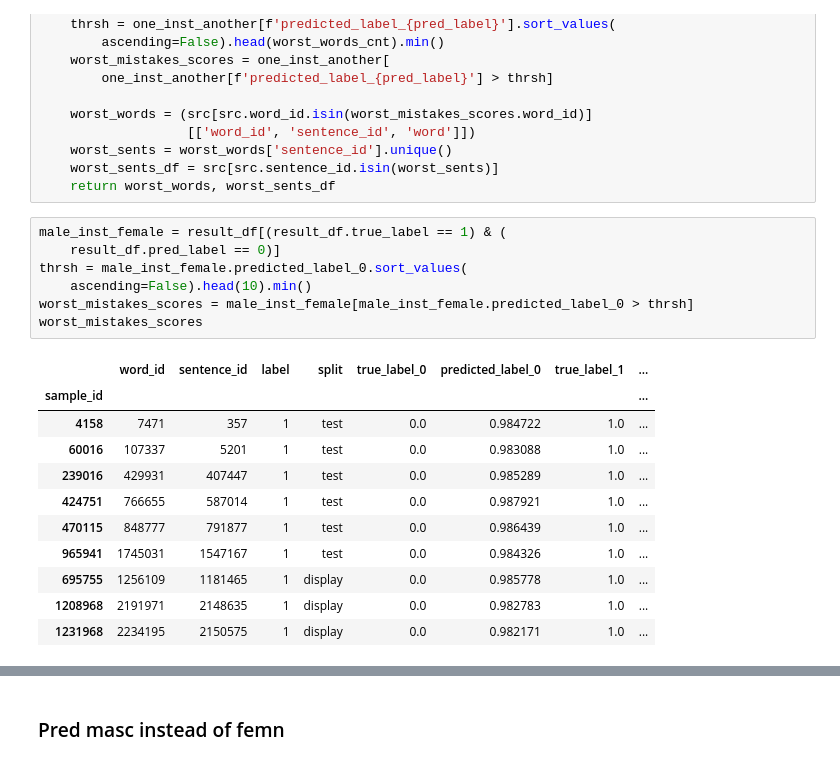
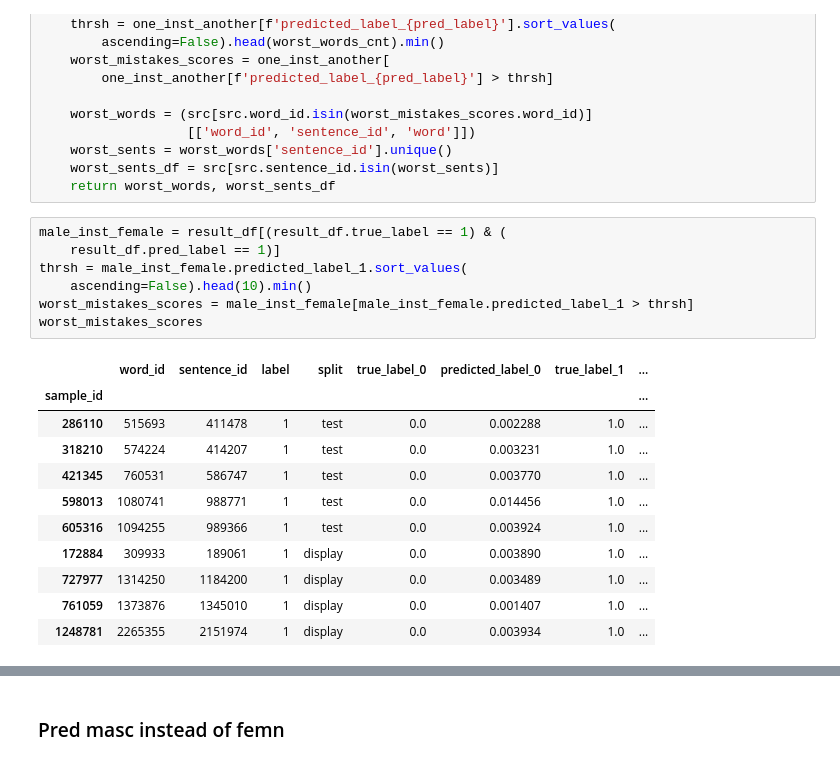
Before and after one commit to okulovsky/grammar_ru, a Jupyter notebook: research/grammatical_gender/training/gg_training.ipynb, the cells around one changed output, grey strips where cells are left out. Cells and saved outputs as stored; diff of their text form.

```diff
--- a/research/grammatical_gender/training/gg_training.ipynb
+++ b/research/grammatical_gender/training/gg_training.ipynb
@@ -709,23 +735,23 @@ def get_worst_words_sents(result_df, true_label: int, pred_label: int, worst_wor
     return worst_words, worst_sents_df
 # %%
 male_inst_female = result_df[(result_df.true_label == 1) & (
-    result_df.pred_label == 0)]
-thrsh = male_inst_female.predicted_label_0.sort_values(
+    result_df.pred_label == 1)]
+thrsh = male_inst_female.predicted_label_1.sort_values(
     ascending=False).head(10).min()
-worst_mistakes_scores = male_inst_female[male_inst_female.predicted_label_0 > thrsh]
+worst_mistakes_scores = male_inst_female[male_inst_female.predicted_label_1 > thrsh]
 worst_mistakes_scores
 # %% [output]
 |  | word_id | sentence_id | label | split | true_label_0 | predicted_label_0 | true_label_1 | ... |
 | sample_id |  |  |  |  |  |  |  | ... |
-| 4158 | 7471 | 357 | 1 | test | 0.0 | 0.984722 | 1.0 | ... |
-| 60016 | 107337 | 5201 | 1 | test | 0.0 | 0.983088 | 1.0 | ... |
-| 239016 | 429931 | 407447 | 1 | test | 0.0 | 0.985289 | 1.0 | ... |
-| 424751 | 766655 | 587014 | 1 | test | 0.0 | 0.987921 | 1.0 | ... |
-| 470115 | 848777 | 791877 | 1 | test | 0.0 | 0.986439 | 1.0 | ... |
-| 965941 | 1745031 | 1547167 | 1 | test | 0.0 | 0.984326 | 1.0 | ... |
-| 695755 | 1256109 | 1181465 | 1 | display | 0.0 | 0.985778 | 1.0 | ... |
-| 1208968 | 2191971 | 2148635 | 1 | display | 0.0 | 0.982783 | 1.0 | ... |
-| 1231968 | 2234195 | 2150575 | 1 | display | 0.0 | 0.982171 | 1.0 | ... |
+| 286110 | 515693 | 411478 | 1 | test | 0.0 | 0.002288 | 1.0 | ... |
+| 318210 | 574224 | 414207 | 1 | test | 0.0 | 0.003231 | 1.0 | ... |
+| 421345 | 760531 | 586747 | 1 | test | 0.0 | 0.003770 | 1.0 | ... |
+| 598013 | 1080741 | 988771 | 1 | test | 0.0 | 0.014456 | 1.0 | ... |
+| 605316 | 1094255 | 989366 | 1 | test | 0.0 | 0.003924 | 1.0 | ... |
+| 172884 | 309933 | 189061 | 1 | display | 0.0 | 0.003890 | 1.0 | ... |
+| 727977 | 1314250 | 1184200 | 1 | display | 0.0 | 0.003489 | 1.0 | ... |
+| 761059 | 1373876 | 1345010 | 1 | display | 0.0 | 0.001407 | 1.0 | ... |
+| 1248781 | 2265355 | 2151974 | 1 | display | 0.0 | 0.003934 | 1.0 | ... |
 # %%
 worst_words = (src[src.word_id.isin(worst_mistakes_scores.word_id)]
                [['word_id', 'sentence_id', 'word']])
```
Also changed, not shown: parts of 17 cells of this notebook.
